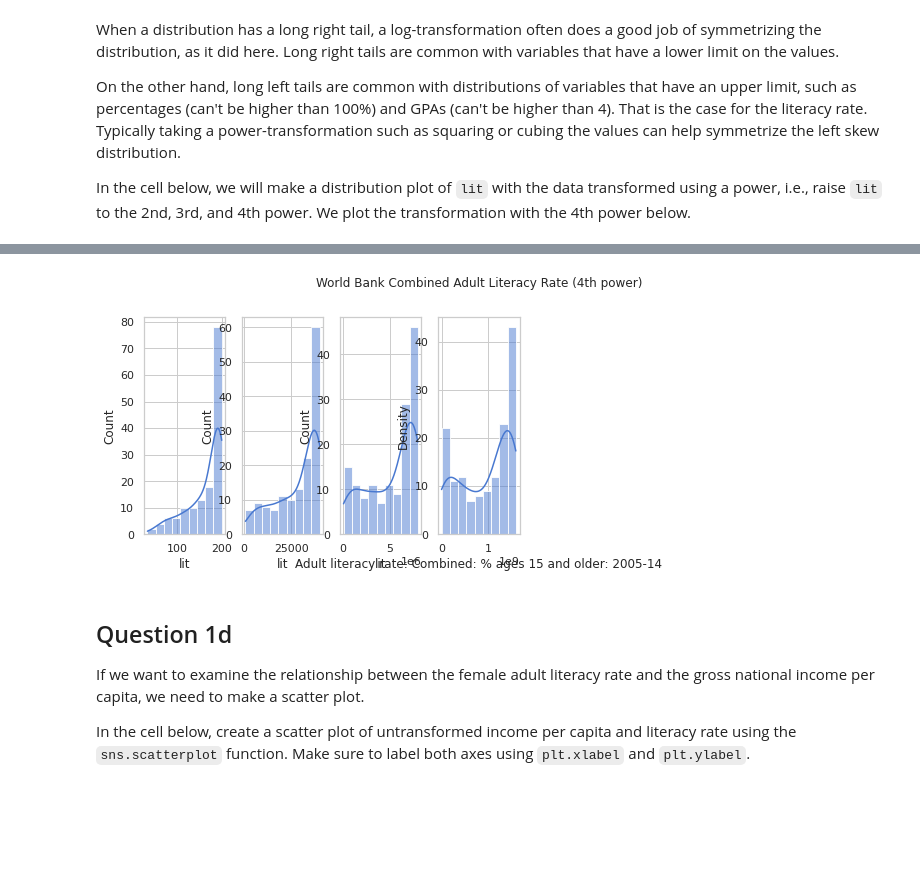
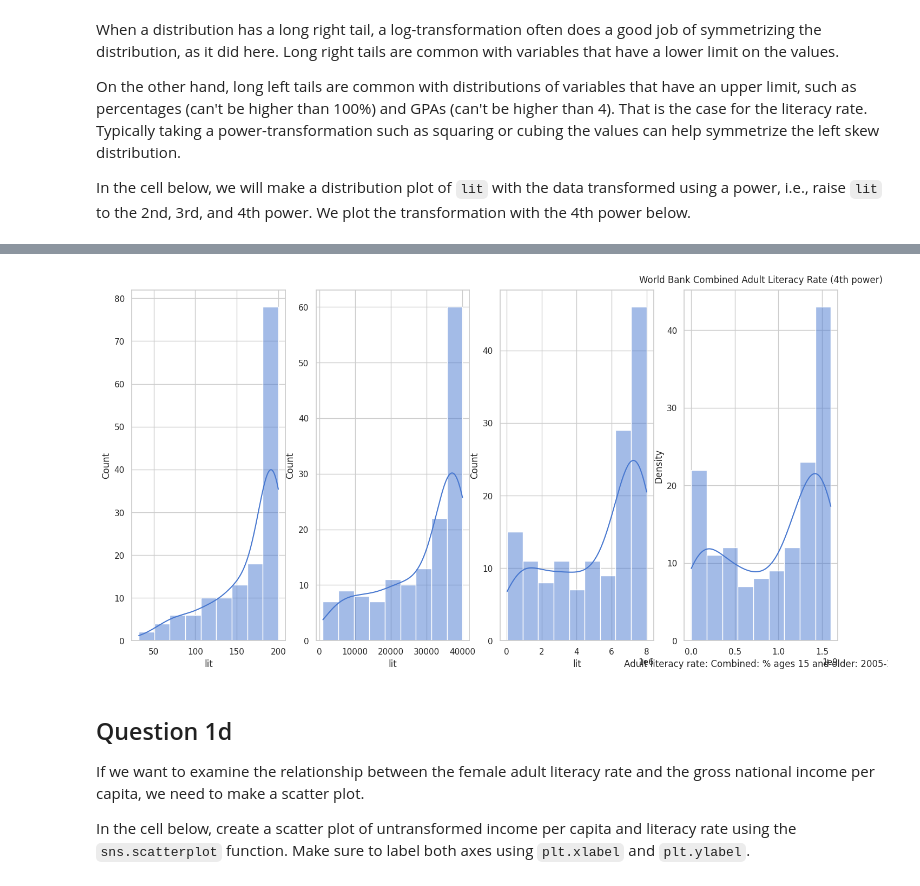
Before and after one commit to brianballer/ds100-sp22, a Jupyter notebook: lab/lab04/lab04.ipynb, the cells around one changed output, grey strips where cells are left out. Cells and saved outputs as stored; diff of their text form; code cells hidden in the pictures; blank space fills up the shorter version.

```diff
--- a/lab/lab04/lab04.ipynb
+++ b/lab/lab04/lab04.ipynb
@@ -279,16 +304,16 @@ sns.displot(data=df, x="lit", kde=True)
 # %%
 #Note, using figure level plots (displot) didn't work with subplots....
-fig, ax = plt.subplots(1,4)
+fig, ax = plt.subplots(1,4, figsize=(15,8))
 sns.histplot((df['lit']**1), kde = True, ax=ax[0])
 sns.histplot((df['lit']**2), kde = True, ax=ax[1])
 sns.histplot((df['lit']**3), kde = True, ax=ax[2])
 sns.histplot((df['lit']**4), kde = True, ax=ax[3])
 fig.show()
 plt.ylabel('Density')
 plt.xlabel("Adult literacy rate: Combined: % ages 15 and older: 2005-14")
-plt.title('World Bank Combined Adult Literacy Rate (4th power)', pad=30);
+plt.title('World Bank Combined Adult Literacy Rate (4th power)', pad=10);
 # %% [output]
-[figure, old version]
+[figure, new version]
 # %% [markdown]
 ## Question 1d
 
```
Also changed, not shown: parts of 30 cells of this notebook.
